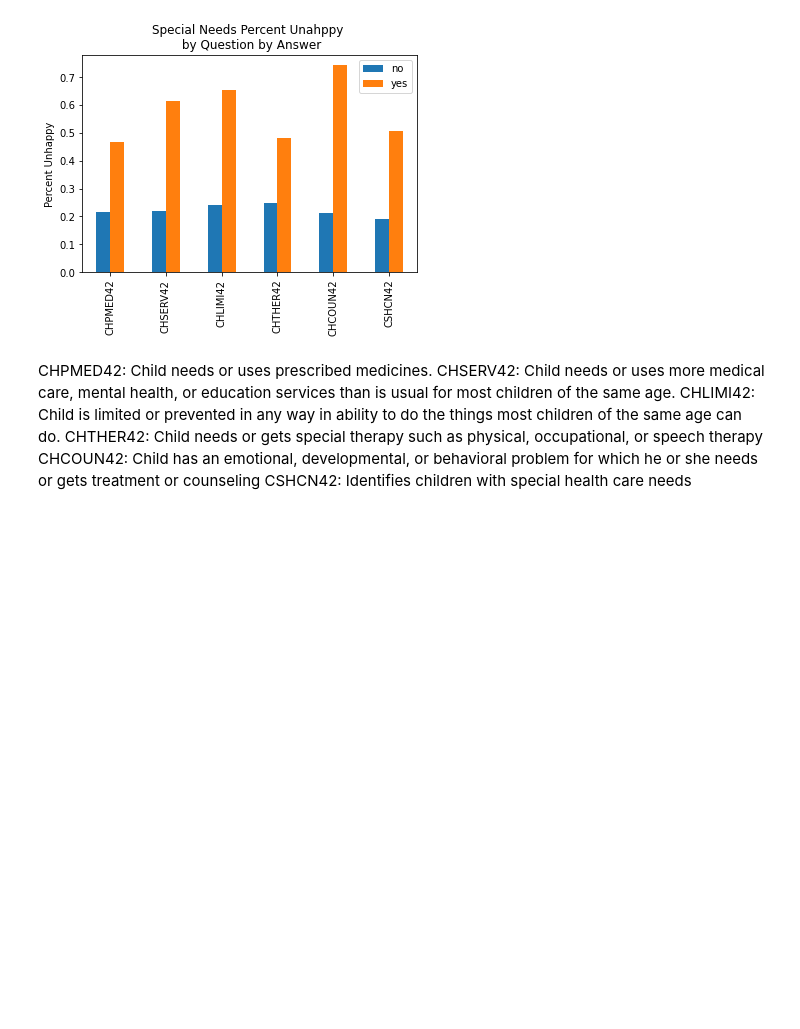
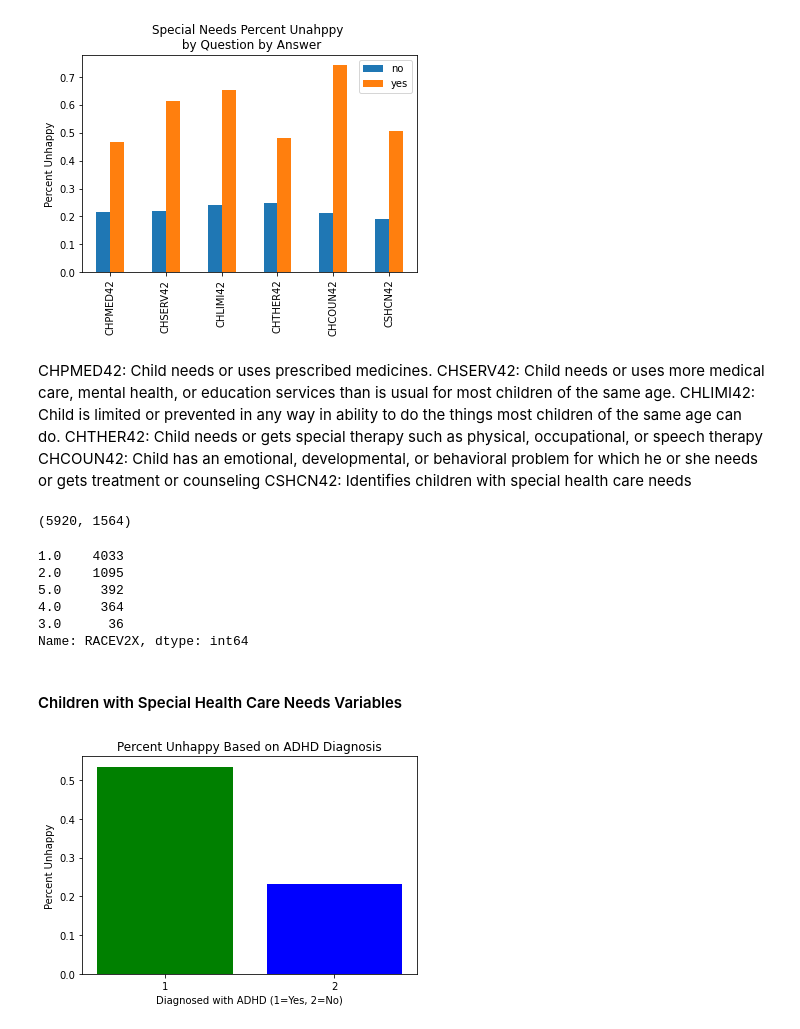
Before and after one commit to patrickwcudo/Evaluating-Happiness-in-Children, a Jupyter notebook: Code/eda_visuals.ipynb, the cells around one changed output. Saved outputs shown, nothing was run; the diff lists cells and outputs as text; code cells hidden in the pictures; blank space fills up the shorter version.

```diff
--- a/Code/eda_visuals.ipynb
+++ b/Code/eda_visuals.ipynb
@@ -364,3 +364,28 @@ speech therapy
 CHCOUN42: Child has an emotional, developmental, or behavioral problem for which
 he or she needs or gets treatment or counseling
 CSHCN42: Identifies children with special health care needs
+# %%
+# imports the data
+df = pd.read_feather('../data/h201.feather')
+health_vars = pd.read_csv('../data/Health Status Variables.csv')
+# %%
+def eda_clean_df(df):
+    df = df[(df['AGELAST']>=5) & (df['AGELAST']<=17)]
+    df = df[(df['UNHAP42']>=0) & (df['UNHAP42']<=4)]
+    df['UNHAP42'] = df['UNHAP42'].map({0:0, 1:1, 2:1, 3:1, 4:1})
+    df['RACEV2X'] = df['RACEV2X'].replace({5:4, 6:4, 10:4, 12:5})
+    return df
+# %%
+child_df = eda_clean_df(df)
+child_df.shape
+# %% [output]
+(5920, 1564)
+# %%
+child_df['RACEV2X'].value_counts()
+# %% [output]
+1.0    4033
+2.0    1095
+5.0     392
+4.0     364
+3.0      36
+Name: RACEV2X, dtype: int64
@@ -366,0 +411,2 @@ CSHCN42: Identifies children with special health care needs
+# %% [markdown]
+#### Children with Special Health Care Needs Variables
@@ -366,0 +416,12 @@ CSHCN42: Identifies children with special health care needs
+# %%
+# Shows percent unhappy based on ADHD Diagnosis
+add_df = child_df[child_df['ADHDADDX'] > 0]
+plt.bar(add_df.groupby('ADHDADDX')['UNHAP42'].mean().index,
+        add_df.groupby('ADHDADDX')['UNHAP42'].mean(),
+        color =['green','blue'])
+plt.xticks(ticks=add_df.groupby('ADHDADDX')['UNHAP42'].mean().index)
+plt.ylabel("Percent Unhappy")
+plt.xlabel("Diagnosed with ADHD (1=Yes, 2=No)")
+plt.title('Percent Unhappy Based on ADHD Diagnosis');
+# %% [output]
+[figure, added]
```
Also changed, not shown: parts of 2 cells of this notebook.
